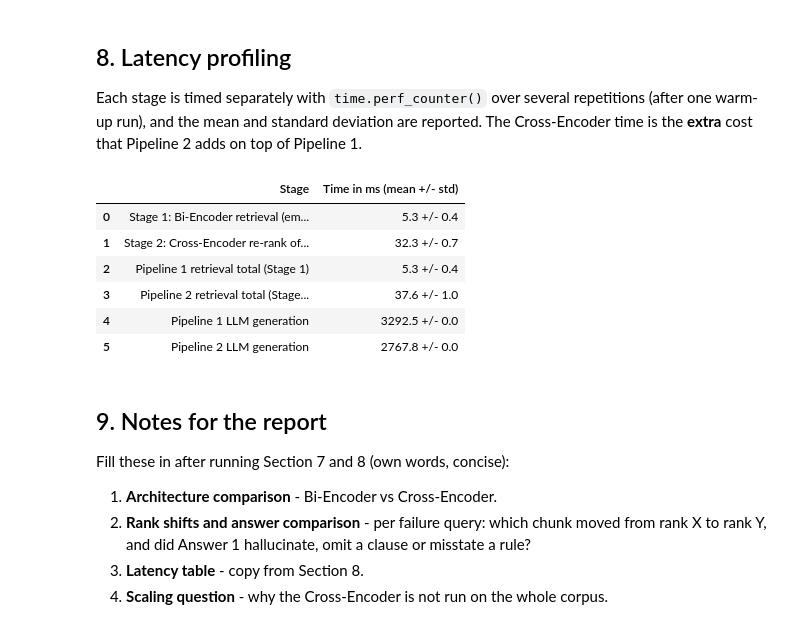
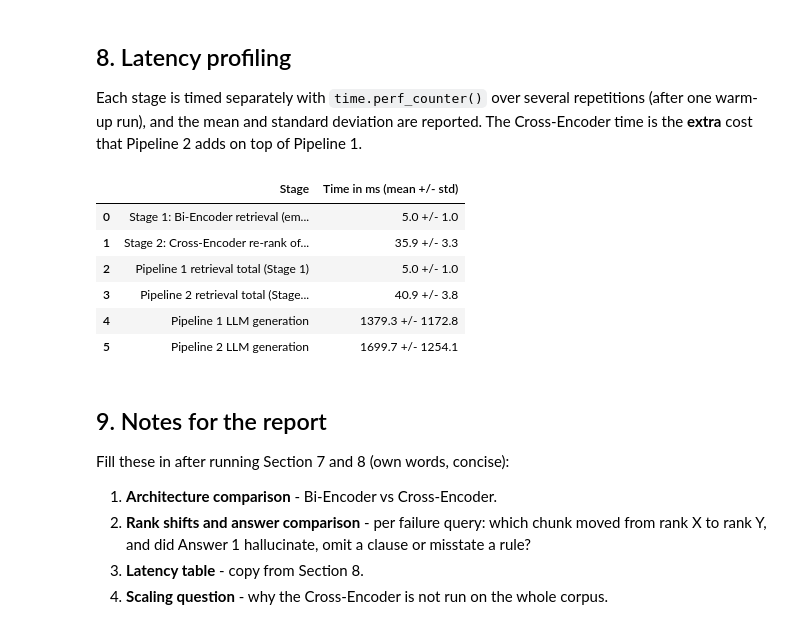
Before and after one commit to dhruv10050/RAG-Assignment, a Jupyter notebook: rag_baseline_vs_reranking.ipynb, the cells around one changed output. Drawn from its saved outputs; the diff is of its cells as text; code cells hidden in the pictures.

```diff
--- a/rag_baseline_vs_reranking.ipynb
+++ b/rag_baseline_vs_reranking.ipynb
@@ -396,16 +400,18 @@ def _norm(text):
     return re.sub(r"\s+", "", text.lower())
 
 
-def find_gold_chunks(gold_phrase):
-    """Chunk ids whose text contains the phrase (case- and whitespace-insensitive)."""
+def find_gold_chunks(gold_phrase, gold_section=None):
+    """Chunk ids whose text contains the phrase (case- and whitespace-insensitive).
+    If gold_section is given, only chunks whose section name contains it are considered."""
     if not gold_phrase:
         return set()
     needle = _norm(gold_phrase)
-    return {c["chunk_id"] for c in chunks if needle in _norm(c["text"])}
+    return {c["chunk_id"] for c in chunks
+            if needle in _norm(c["text"]) and (gold_section is None or gold_section in c["section"])}
 
 
-def compare(query, gold_phrase=None, show_answers=True):
-    gold = find_gold_chunks(gold_phrase)
+def compare(query, gold_phrase=None, show_answers=True, gold_section=None):
+    gold = find_gold_chunks(gold_phrase, gold_section)
     if gold_phrase and not gold:
         print(f"WARNING: gold_phrase not found in any chunk: {gold_phrase!r}")
 
@@ -429,7 +435,7 @@ def compare(query, gold_phrase=None, show_answers=True):
     table = pd.DataFrame([{
         "chunk_id": cid,
         "page": chunks[cid]["page"],
-        "section": (chunks[cid]["section"] or "")[:22],
+        "section": (chunks[cid]["section"] or "")[4:26],
         "bi_rank": bi_rank[cid],
         "ce_rank": ce_rank[cid],
         "shift": bi_rank[cid] - ce_rank[cid],            # positive = moved up
@@ -506,7 +549,5 @@ results = []
 for item in FAILURE_QUERIES:
     print("=" * 110)
     print("CATEGORY:", item["category"])
-    results.append(compare(item["query"], item.get("gold_phrase")))
-if not FAILURE_QUERIES:
-    print("FAILURE_QUERIES is empty - add queries after the PDF is chosen.")
+    results.append(compare(item["query"], item.get("gold_phrase"), gold_section=item.get("gold_section")))
 # %% [output]
@@ -519,38 +689,39 @@ The Cross-Encoder time is the **extra** cost that Pipeline 2 adds on top of Pipe
 # %%
 def profile_latency(queries, n_repeats=10, include_llm=True):
     """Mean/std latency of each stage over `queries` x `n_repeats` runs."""
     t_ret, t_rr, t_llm1, t_llm2 = [], [], [], []
     for q in queries:
         retrieve_top_k(q); rerank(q, retrieve_top_k(q))            # warm-up (not timed)
         for _ in range(n_repeats):
             t0 = time.perf_counter(); cands = retrieve_top_k(q);   t_ret.append(time.perf_counter() - t0)
             t0 = time.perf_counter(); rr = rerank(q, cands);       t_rr.append(time.perf_counter() - t0)
         if include_llm:
             t0 = time.perf_counter(); generate_answer(q, [c for c, _ in cands[:TOP_K_CONTEXT]]); t_llm1.append(time.perf_counter() - t0)
             t0 = time.perf_counter(); generate_answer(q, [c for c, _ in rr[:TOP_K_CONTEXT]]);    t_llm2.append(time.perf_counter() - t0)
 
     ms = lambda xs: f"{np.mean(xs)*1000:.1f} +/- {np.std(xs)*1000:.1f}"
     rows = [
         ["Stage 1: Bi-Encoder retrieval (embed query + FAISS Top 10), both pipelines", ms(t_ret)],
         ["Stage 2: Cross-Encoder re-rank of 10 pairs, Pipeline 2 only",                ms(t_rr)],
         ["Pipeline 1 retrieval total (Stage 1)",                                       ms(t_ret)],
         ["Pipeline 2 retrieval total (Stage 1 + Stage 2)",                             ms(np.add(t_ret, t_rr))],
     ]
     if include_llm:
         rows += [["Pipeline 1 LLM generation", ms(t_llm1)], ["Pipeline 2 LLM generation", ms(t_llm2)]]
     return pd.DataFrame(rows, columns=["Stage", "Time in ms (mean +/- std)"])
 
 
-latency_queries = [item["query"] for item in FAILURE_QUERIES] or ["What is this document about?"]
-display(profile_latency(latency_queries, n_repeats=10))
+latency_queries = [item["query"] for item in FAILURE_QUERIES]
+latency_table = profile_latency(latency_queries, n_repeats=10)
+display(latency_table)
 # %% [output]
 |  | Stage | Time in ms (mean +/- std) |
-| 0 | Stage 1: Bi-Encoder retrieval (em... | 5.3 +/- 0.4 |
-| 1 | Stage 2: Cross-Encoder re-rank of... | 32.3 +/- 0.7 |
-| 2 | Pipeline 1 retrieval total (Stage 1) | 5.3 +/- 0.4 |
-| 3 | Pipeline 2 retrieval total (Stage... | 37.6 +/- 1.0 |
-| 4 | Pipeline 1 LLM generation | 3292.5 +/- 0.0 |
-| 5 | Pipeline 2 LLM generation | 2767.8 +/- 0.0 |
+| 0 | Stage 1: Bi-Encoder retrieval (em... | 5.0 +/- 1.0 |
+| 1 | Stage 2: Cross-Encoder re-rank of... | 35.9 +/- 3.3 |
+| 2 | Pipeline 1 retrieval total (Stage 1) | 5.0 +/- 1.0 |
+| 3 | Pipeline 2 retrieval total (Stage... | 40.9 +/- 3.8 |
+| 4 | Pipeline 1 LLM generation | 1379.3 +/- 1172.8 |
+| 5 | Pipeline 2 LLM generation | 1699.7 +/- 1254.1 |
 # %% [markdown]
 ## 9. Notes for the report
 Fill these in after running Section 7 and 8 (own words, concise):
```
Also changed, not shown: parts of 6 cells of this notebook.
